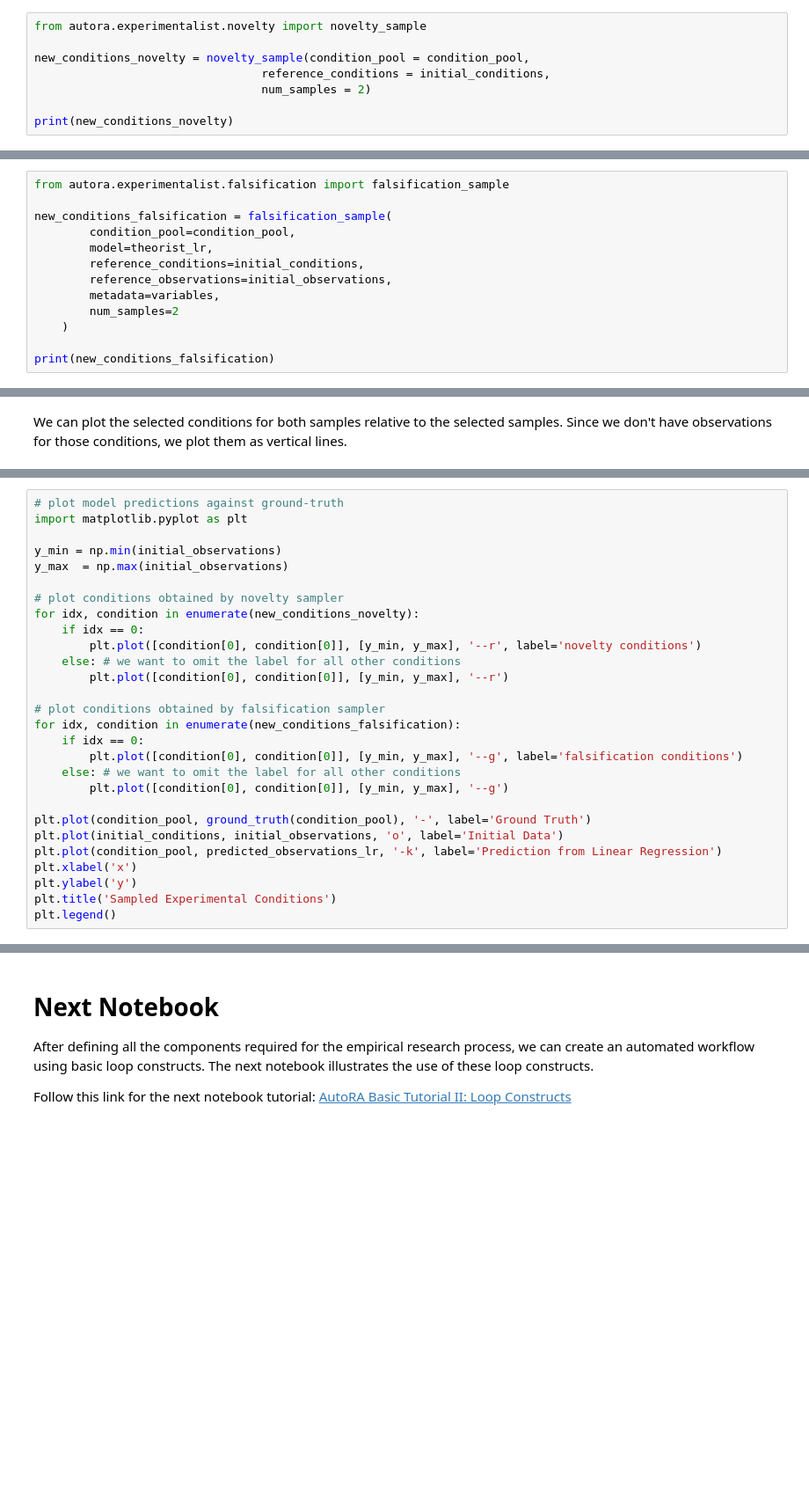
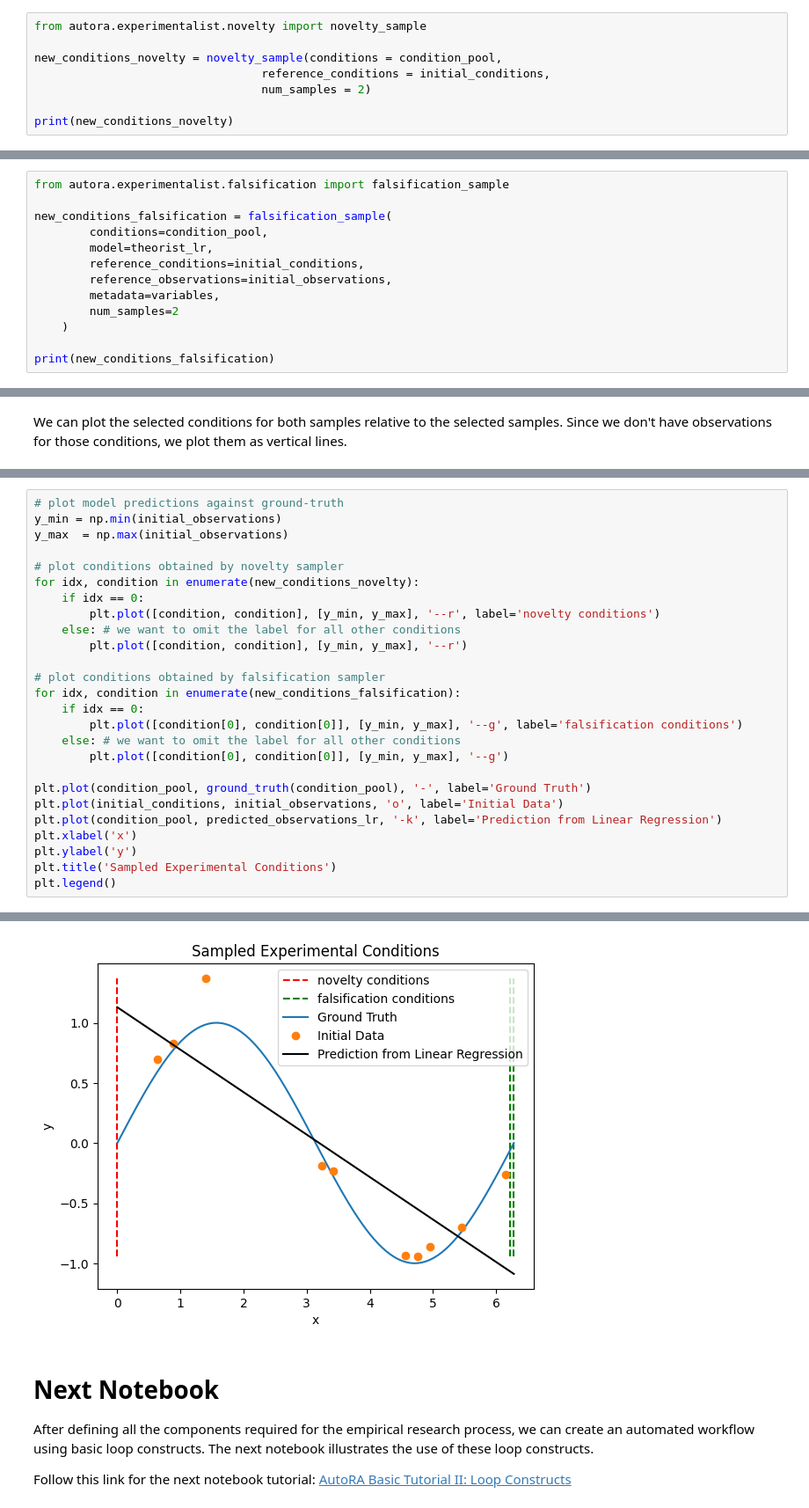
Before and after one commit to AutoResearch/autora, a Jupyter notebook: docs/tutorials/basic/Tutorial-I-Components.ipynb, the cells around one changed output, grey strips where cells are left out. Shown: that part at 88% size. Saved outputs shown, nothing was run; the diff lists cells and outputs as text; blank space fills up the shorter version.

```diff
--- a/docs/tutorials/basic/Tutorial-I-Components.ipynb
+++ b/docs/tutorials/basic/Tutorial-I-Components.ipynb
@@ -348,7 +353,7 @@ The novelty sampler will then select novel experiment conditions from the pool w
 # %%
 from autora.experimentalist.novelty import novelty_sample
 
-new_conditions_novelty = novelty_sample(condition_pool = condition_pool,
+new_conditions_novelty = novelty_sample(conditions = condition_pool,
                                  reference_conditions = initial_conditions,
                                  num_samples = 2)
 
@@ -363,7 +370,7 @@ The following code segment calls on the falsification sampler to return novel co
 from autora.experimentalist.falsification import falsification_sample
 
 new_conditions_falsification = falsification_sample(
-        condition_pool=condition_pool,
+        conditions=condition_pool,
         model=theorist_lr,
         reference_conditions=initial_conditions,
         reference_observations=initial_observations,
@@ -377,16 +391,14 @@ We can plot the selected conditions for both samples relative to the selected sa
 # %%
 # plot model predictions against ground-truth
-import matplotlib.pyplot as plt
-
 y_min = np.min(initial_observations)
 y_max  = np.max(initial_observations)
 
 # plot conditions obtained by novelty sampler
 for idx, condition in enumerate(new_conditions_novelty):
     if idx == 0:
-        plt.plot([condition[0], condition[0]], [y_min, y_max], '--r', label='novelty conditions')
+        plt.plot([condition, condition], [y_min, y_max], '--r', label='novelty conditions')
     else: # we want to omit the label for all other conditions
-        plt.plot([condition[0], condition[0]], [y_min, y_max], '--r')
+        plt.plot([condition, condition], [y_min, y_max], '--r')
 
 # plot conditions obtained by falsification sampler
 for idx, condition in enumerate(new_conditions_falsification):
@@ -402,3 +414,4 @@ plt.xlabel('x')
 plt.ylabel('y')
 plt.title('Sampled Experimental Conditions')
 plt.legend()
+# %% [output]
@@ -405,3 +420,4 @@ plt.legend()
+[figure, added]
 # %% [markdown]
 # Next Notebook
 After defining all the components required for the empirical research process, we can create an automated workflow using basic loop constructs. The next notebook illustrates the use of these loop constructs.
```
Also changed, not shown: parts of 11 cells of this notebook, 1 other file.
